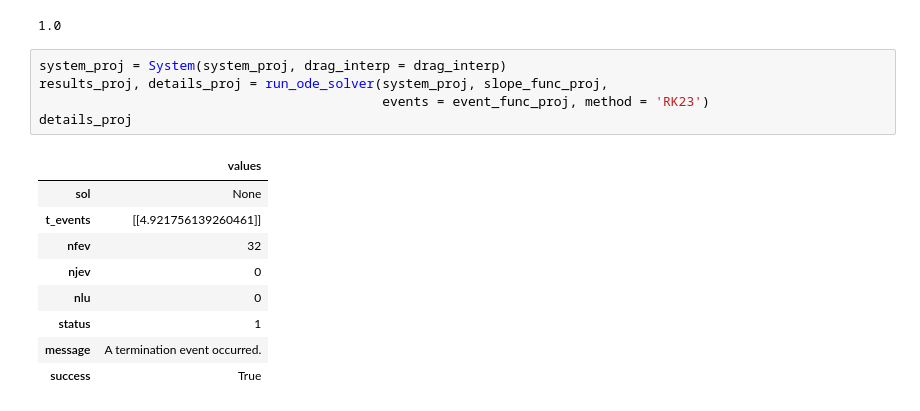
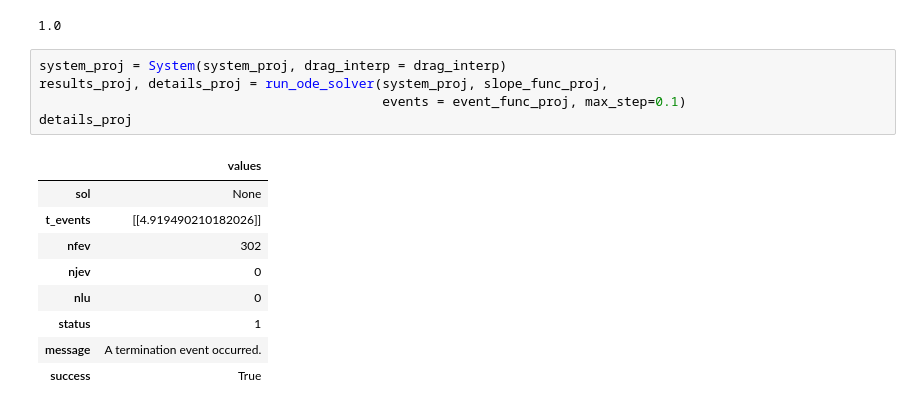
Before and after one commit to ThomasJagielski/ModSimPy, a Jupyter notebook: code/railgun_model.ipynb, the cells around one changed output. Cells and saved outputs as stored; diff of their text form.

```diff
--- a/code/railgun_model.ipynb
+++ b/code/railgun_model.ipynb
@@ -296,13 +300,13 @@ event_func_proj(system_proj.init, 0, system_proj)
 # %%
 system_proj = System(system_proj, drag_interp = drag_interp)
 results_proj, details_proj = run_ode_solver(system_proj, slope_func_proj,
-                                            events = event_func_proj, method = 'RK23')
+                                            events = event_func_proj, max_step=0.1)
 details_proj
 # %% [output]
 |  | values |
 | sol | None |
-| t_events | [[4.921756139260461]] |
-| nfev | 32 |
+| t_events | [[4.919490210182026]] |
+| nfev | 302 |
 | njev | 0 |
 | nlu | 0 |
 | status | 1 |
```
Also changed, not shown: parts of 5 cells of this notebook.
